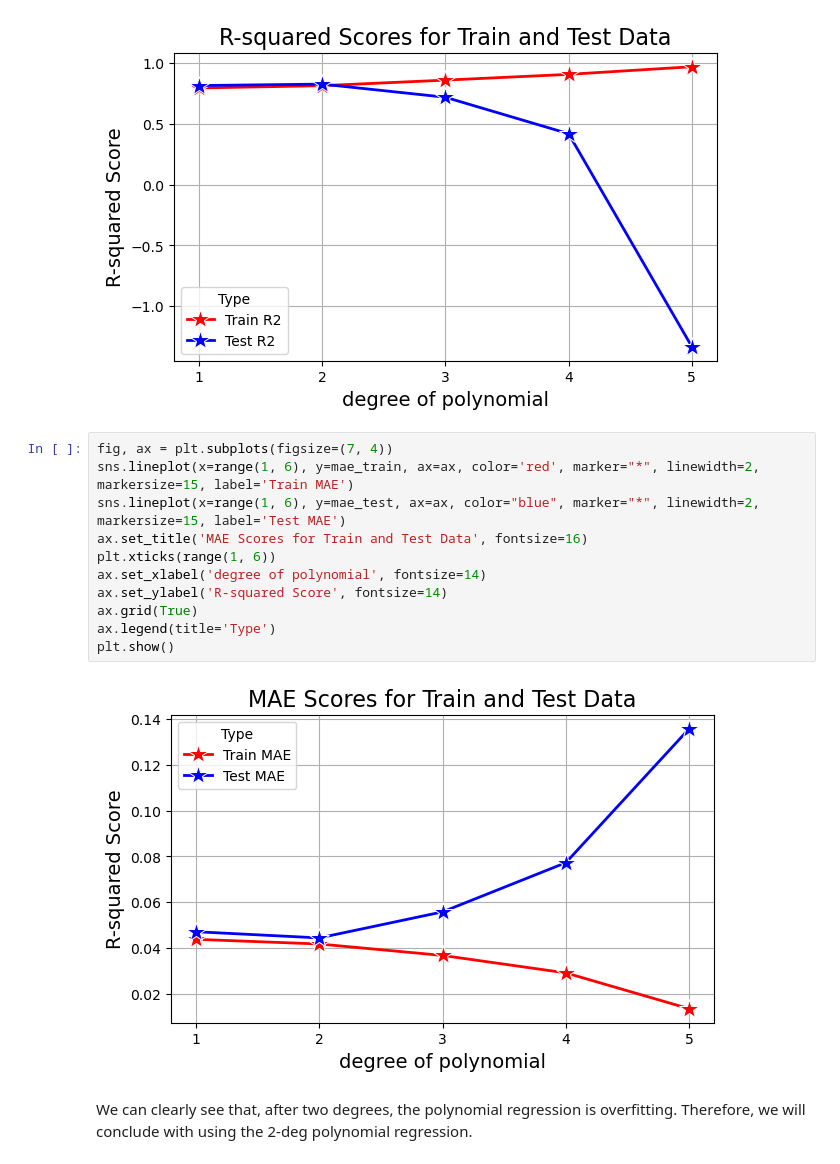
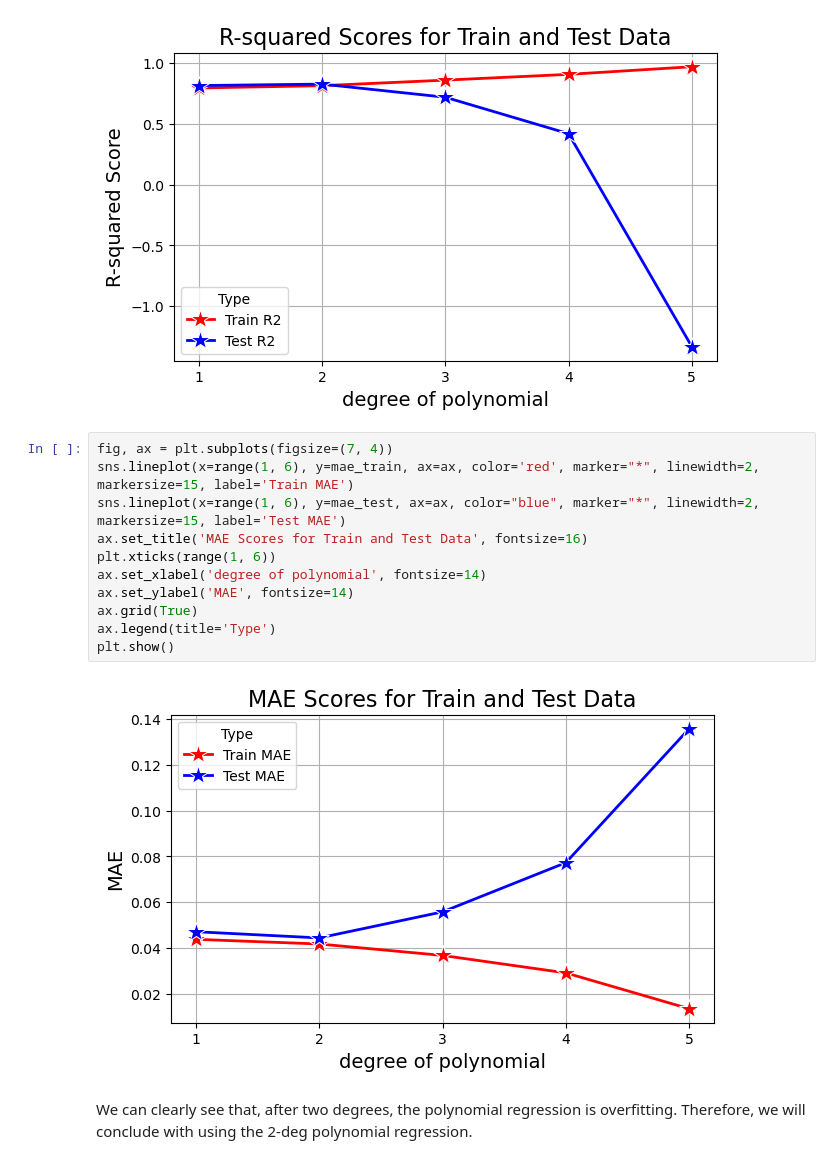
Before and after one commit to SujanNeupane42/DATA-601-Group-Project, a Jupyter notebook: modelling.ipynb, the cells around one changed output. Saved outputs shown, nothing was run; the diff lists cells and outputs as text.

```diff
--- a/modelling.ipynb
+++ b/modelling.ipynb
@@ -373,16 +373,16 @@ plt.show()
 # %%
 fig, ax = plt.subplots(figsize=(7, 4))
 sns.lineplot(x=range(1, 6), y=mae_train, ax=ax, color='red', marker="*", linewidth=2, markersize=15, label='Train MAE')
 sns.lineplot(x=range(1, 6), y=mae_test, ax=ax, color="blue", marker="*", linewidth=2, markersize=15, label='Test MAE')
 ax.set_title('MAE Scores for Train and Test Data', fontsize=16)
 plt.xticks(range(1, 6))
 ax.set_xlabel('degree of polynomial', fontsize=14)
-ax.set_ylabel('R-squared Score', fontsize=14)
+ax.set_ylabel('MAE', fontsize=14)
 ax.grid(True)
 ax.legend(title='Type')
 plt.show()
 # %% [output]
-[figure, old version]
+[figure, new version]
 # %% [markdown]
 We can clearly see that, after two degrees, the polynomial regression is overfitting. Therefore, we will conclude with using the 2-deg polynomial regression.
 # %%
```
Also changed, not shown: parts of 4 cells of this notebook.
